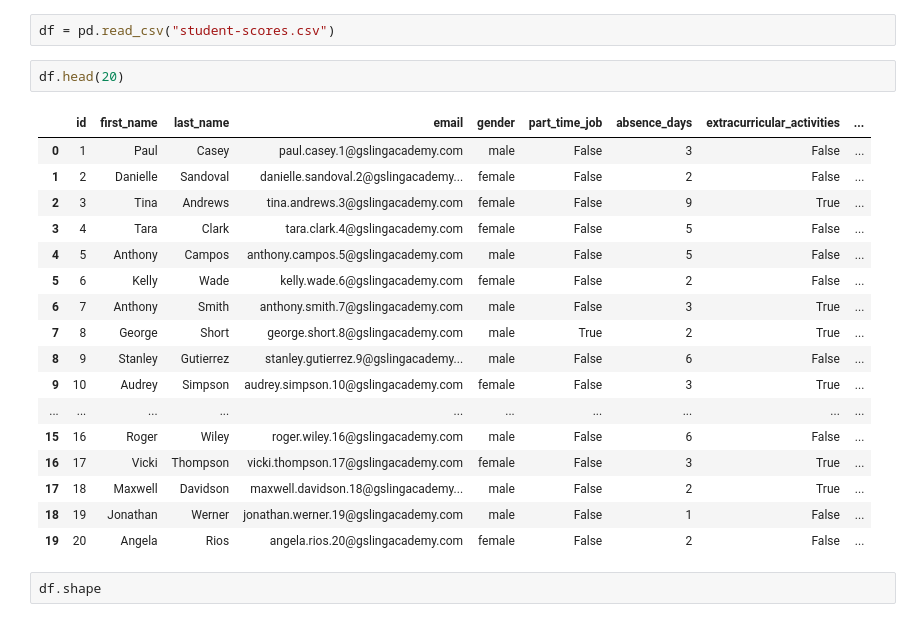
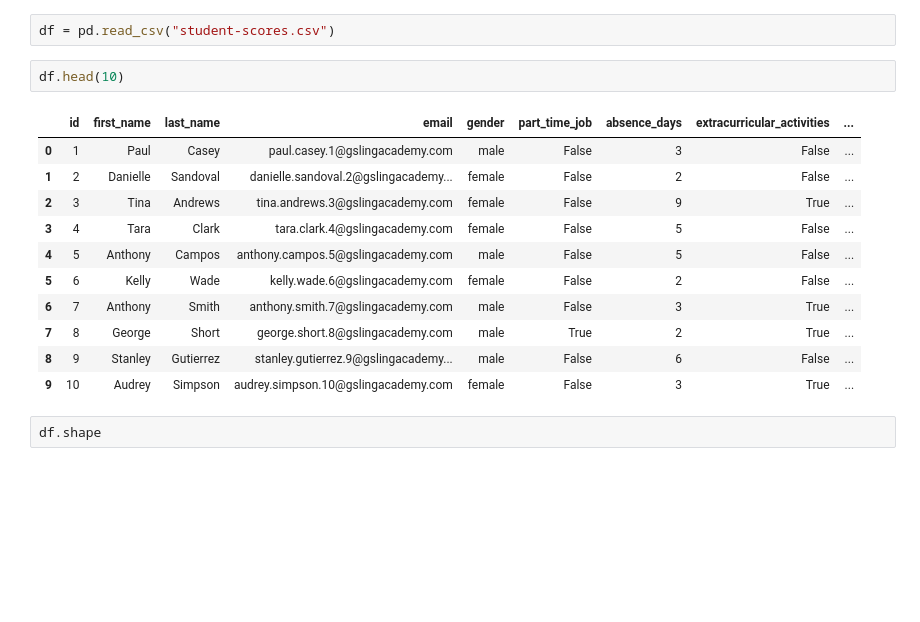
Before and after one commit to vincentkyalomusembi/ML-1.0, a Jupyter notebook: python.ipynb, the cells around one changed output. Drawn from its saved outputs; the diff is of its cells as text; blank space fills up the shorter version.

```diff
--- a/python.ipynb
+++ b/python.ipynb
@@ -67,25 +67,19 @@ import matplotlib.pyplot as plt
 # %%
 df = pd.read_csv("student-scores.csv")
 # %%
-df.head(20)
+df.head(10)
 # %% [output]
 |  | id | first_name | last_name | email | gender | part_time_job | absence_days | extracurricular_activities | ... |
 | 0 | 1 | Paul | Casey | paul.casey.1@gslingacademy.com | male | False | 3 | False | ... |
 | 1 | 2 | Danielle | Sandoval | danielle.sandoval.2@gslingacademy... | female | False | 2 | False | ... |
 | 2 | 3 | Tina | Andrews | tina.andrews.3@gslingacademy.com | female | False | 9 | True | ... |
 | 3 | 4 | Tara | Clark | tara.clark.4@gslingacademy.com | female | False | 5 | False | ... |
 | 4 | 5 | Anthony | Campos | anthony.campos.5@gslingacademy.com | male | False | 5 | False | ... |
 | 5 | 6 | Kelly | Wade | kelly.wade.6@gslingacademy.com | female | False | 2 | False | ... |
 | 6 | 7 | Anthony | Smith | anthony.smith.7@gslingacademy.com | male | False | 3 | True | ... |
 | 7 | 8 | George | Short | george.short.8@gslingacademy.com | male | True | 2 | True | ... |
 | 8 | 9 | Stanley | Gutierrez | stanley.gutierrez.9@gslingacademy... | male | False | 6 | False | ... |
 | 9 | 10 | Audrey | Simpson | audrey.simpson.10@gslingacademy.com | female | False | 3 | True | ... |
-| ... | ... | ... | ... | ... | ... | ... | ... | ... | ... |
-| 15 | 16 | Roger | Wiley | roger.wiley.16@gslingacademy.com | male | False | 6 | False | ... |
-| 16 | 17 | Vicki | Thompson | vicki.thompson.17@gslingacademy.com | female | False | 3 | True | ... |
-| 17 | 18 | Maxwell | Davidson | maxwell.davidson.18@gslingacademy... | male | False | 2 | True | ... |
-| 18 | 19 | Jonathan | Werner | jonathan.werner.19@gslingacademy.com | male | False | 1 | False | ... |
-| 19 | 20 | Angela | Rios | angela.rios.20@gslingacademy.com | female | False | 2 | False | ... |
 # %%
 df.shape
 # %% [output]
```
Also changed, not shown: parts of 12 cells of this notebook.
